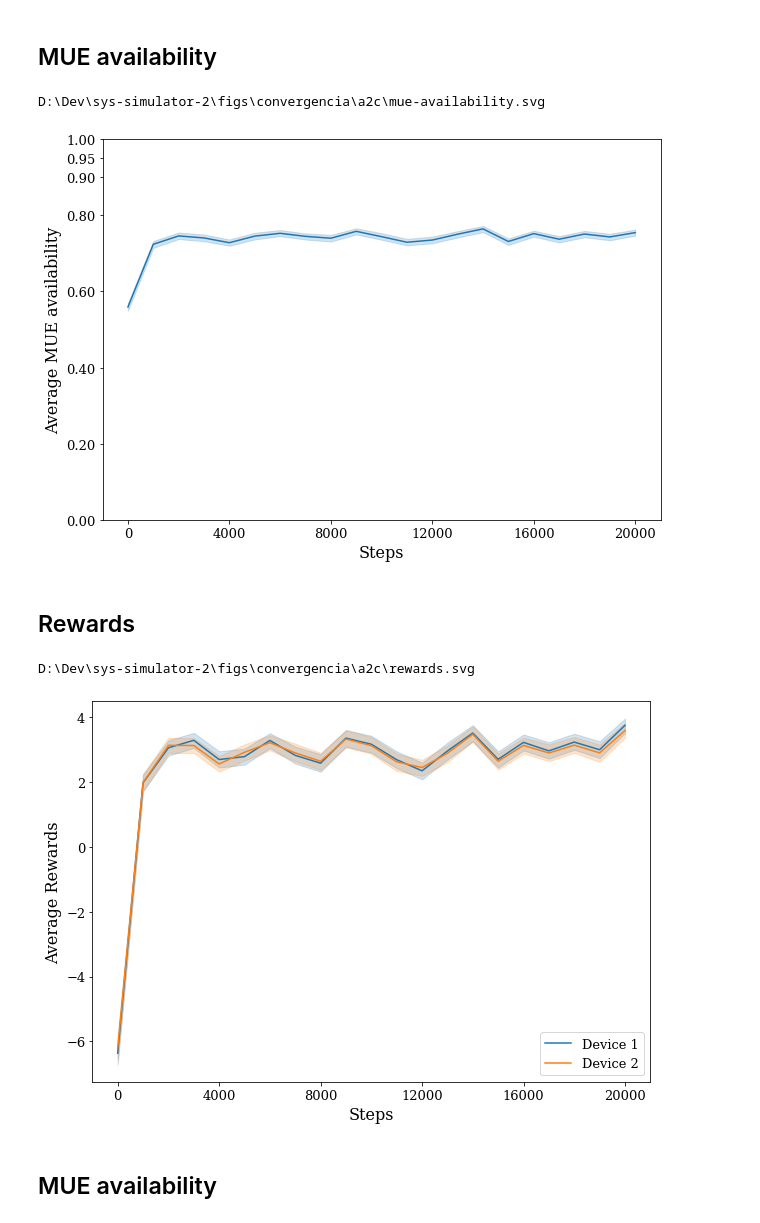
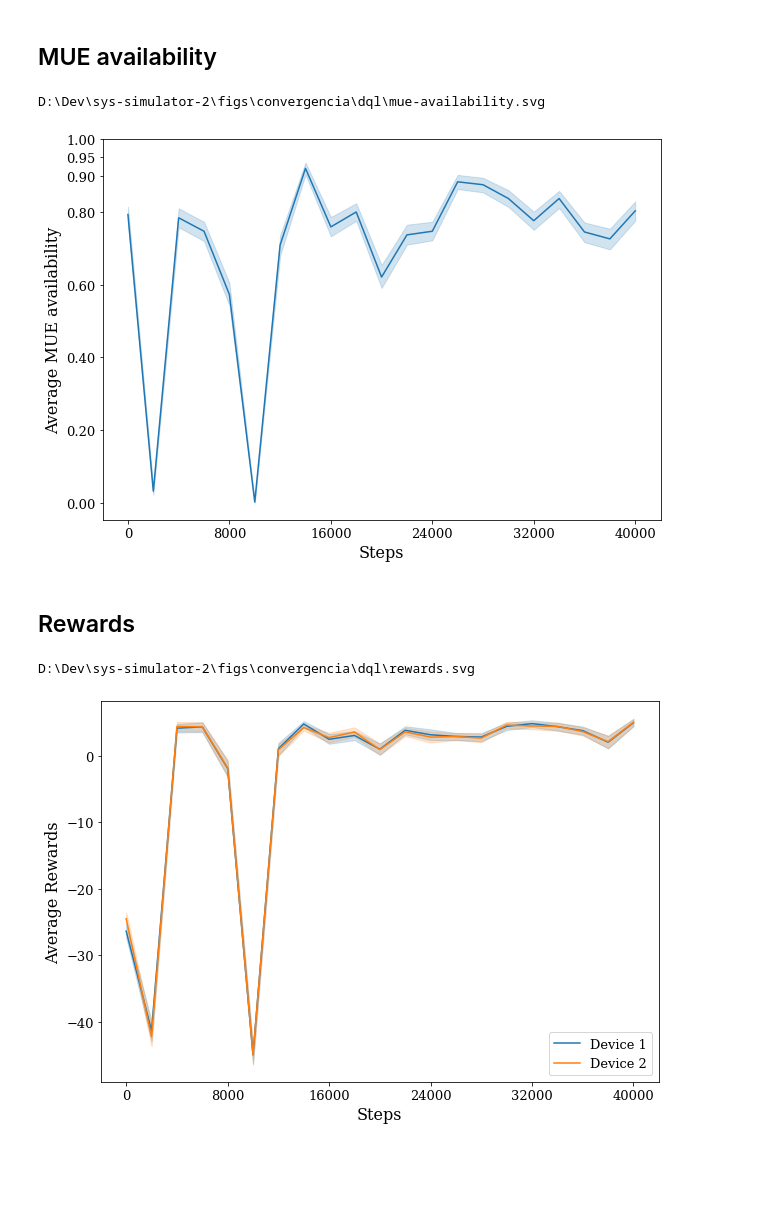
Before and after one commit to lbaiao/sys-simulator-2, a Jupyter notebook: notebooks/figs-notebooks/convergencia.ipynb, the cells around one changed output. Cells and saved outputs as stored; diff of their text form; code cells hidden in the pictures; blank space fills up the shorter version.

```diff
--- a/notebooks/figs-notebooks/convergencia.ipynb
+++ b/notebooks/figs-notebooks/convergencia.ipynb
@@ -12,19 +12,19 @@ from sys_simulator.general import load_with_pickle, sns_confidence_interval_plot
 from copy import deepcopy
 import os
 # %%
-EXP_NAME = 'evaluate1'
+EXP_NAME = 'convergencia'
 
 # ddpg
-ALGO_NAME = 'ddpg'
-filepath = "/home/lucas/dev/sys-simulator-2/data/ddpg/evaluate1/20210517-074007/log.pickle"
+# ALGO_NAME = 'ddpg'
+# filepath = "D:\Dev/sys-simulator-2\\data\\ddpg\\script7\\20210506-100648\\log.pickle"
 # dql
-# ALGO_NAME = 'dql'
-# filepath = "D:\Dev/sys-simulator-2\DATA\DQL\SCRIPT52\\20210508-144816\\log.pickle"
+ALGO_NAME = 'dql'
+filepath = "D:\Dev/sys-simulator-2\DATA\DQL\SCRIPT52\\20210508-144816\\log.pickle"
 # a2c
-ALGO_NAME = 'a2c'
-filepath = "D:\\Dev\\sys-simulator-2\\data\\a2c\\script16\\20210509-134816\\log.pickle"
+# ALGO_NAME = 'a2c'
+# filepath = "D:\\Dev\\sys-simulator-2\\data\\a2c\\script16\\20210509-134816\\log.pickle"
 # output path
-OUTPUT_PATH = f'/home/lucas/dev/sys-simulator-2/figs/{EXP_NAME}/{ALGO_NAME}'
+OUTPUT_PATH = f'D:\\Dev\\sys-simulator-2\\figs\\{EXP_NAME}\\{ALGO_NAME}'
 
 file = open(filepath, 'rb')
 data = pickle.load(file)
@@ -40,0 +36,3 @@ mue_availability.shape
+# %%
+EVAL_EVERY = data['eval_every']
+EVAL_EVERY
@@ -80,0 +79,5 @@ mue_tx_powers.shape
+# %%
+rewards = deepcopy(d_train['rewards'])
+rewards.append(d_test['rewards'])
+rewards = np.array(rewards)
+rewards.shape
@@ -109,3 +112,5 @@ x = list(range(mue_sinrs.shape[0]))
+# %%
+x_ticks = [i*EVAL_EVERY*(mue_sinrs.shape[0]-1)/5 for i in range(6)]
 # %% [markdown]
 ## MUE SINR
 # %%
@@ -200,45 +179,44 @@ D:\Dev\sys-simulator-2\figs\convergencia\a2c\d2d-sinr.svg
 ## MUE availability
 # %%
 plt.figure(figsize=(10,7))
-sns.lineplot(x=x, y=d2d_tx_powers[:,0].reshape(-1), label='Device 1')
-sns.lineplot(x=x, y=d2d_tx_powers[:,1].reshape(-1), label='Device 2')
+sns.lineplot(x=x, y=mue_avail.reshape(-1))
 plt.xlabel('Steps', fontdict=x_font)
-plt.ylabel('D2D SINR [dB]', fontdict=y_font)
-plt.xticks(**ticks_font)
-plt.yticks(**ticks_font)
-plt.legend(prop=legends_font)
-fig_name = 'd2d-txpower'
-svg_path = f'{OUTPUT_PATH}/{fig_name}.svg'
-eps_path = f'{OUTPUT_PATH}/{fig_name}.eps'
+plt.ylabel('Average MUE availability', fontdict=y_font)
+plt.xticks(x_ticks, **ticks_font)
+plt.yticks([0., .2, .4, .6, .8, .9, .95, 1.], **ticks_font)
+fig_name = 'mue-availability'
+svg_path = f'{OUTPUT_PATH}\\{fig_name}.svg'
+eps_path = f'{OUTPUT_PATH}\\{fig_name}.eps'
 print(svg_path)
 # save fig
 plt.savefig(svg_path)
 os.system(f'magick convert {svg_path} {eps_path}')
 plt.show()
 # %% [output]
-D:\Dev\sys-simulator-2\figs\convergencia\a2c\mue-availability.svg
+D:\Dev\sys-simulator-2\figs\convergencia\dql\mue-availability.svg
-[figure, old version]
+[figure, new version]
 # %% [markdown]
 ## Rewards
 # %%
 plt.figure(figsize=(10,7))
-# sns.lineplot(x=x, y=d2d_tx_powers[:,0].reshape(-1), label='Device 1')
-sns.lineplot(x=x, y=d2d_tx_powers[:,1].reshape(-1), label='Device 2')
+if rewards.shape[2] == 2:
+    sns.lineplot(x=x, y=rewards[:,:,0].reshape(-1), label='Device 1')
+    sns.lineplot(x=x, y=rewards[:,:,1].reshape(-1), label='Device 2')
+else:
+    sns.lineplot(x=x, y=rewards.reshape(-1))
 plt.xlabel('Steps', fontdict=x_font)
-plt.ylabel('D2D SINR [dB]', fontdict=y_font)
-plt.xticks(**ticks_font)
+plt.ylabel('Average Rewards', fontdict=y_font)
+plt.xticks(x_ticks, **ticks_font)
 plt.yticks(**ticks_font)
 plt.legend(prop=legends_font)
-fig_name = 'd2d-txpower'
-svg_path = f'{OUTPUT_PATH}/{fig_name}.svg'
-eps_path = f'{OUTPUT_PATH}/{fig_name}.eps'
+fig_name = 'rewards'
+svg_path = f'{OUTPUT_PATH}\\{fig_name}.svg'
+eps_path = f'{OUTPUT_PATH}\\{fig_name}.eps'
 print(svg_path)
 # save fig
 plt.savefig(svg_path)
 os.system(f'magick convert {svg_path} {eps_path}')
 plt.show()
 # %% [output]
-D:\Dev\sys-simulator-2\figs\convergencia\a2c\rewards.svg
+D:\Dev\sys-simulator-2\figs\convergencia\dql\rewards.svg
-[figure, old version]
+[figure, new version]
-# %% [markdown]
-## MUE availability
```
Also changed, not shown: parts of 23 cells of this notebook.
